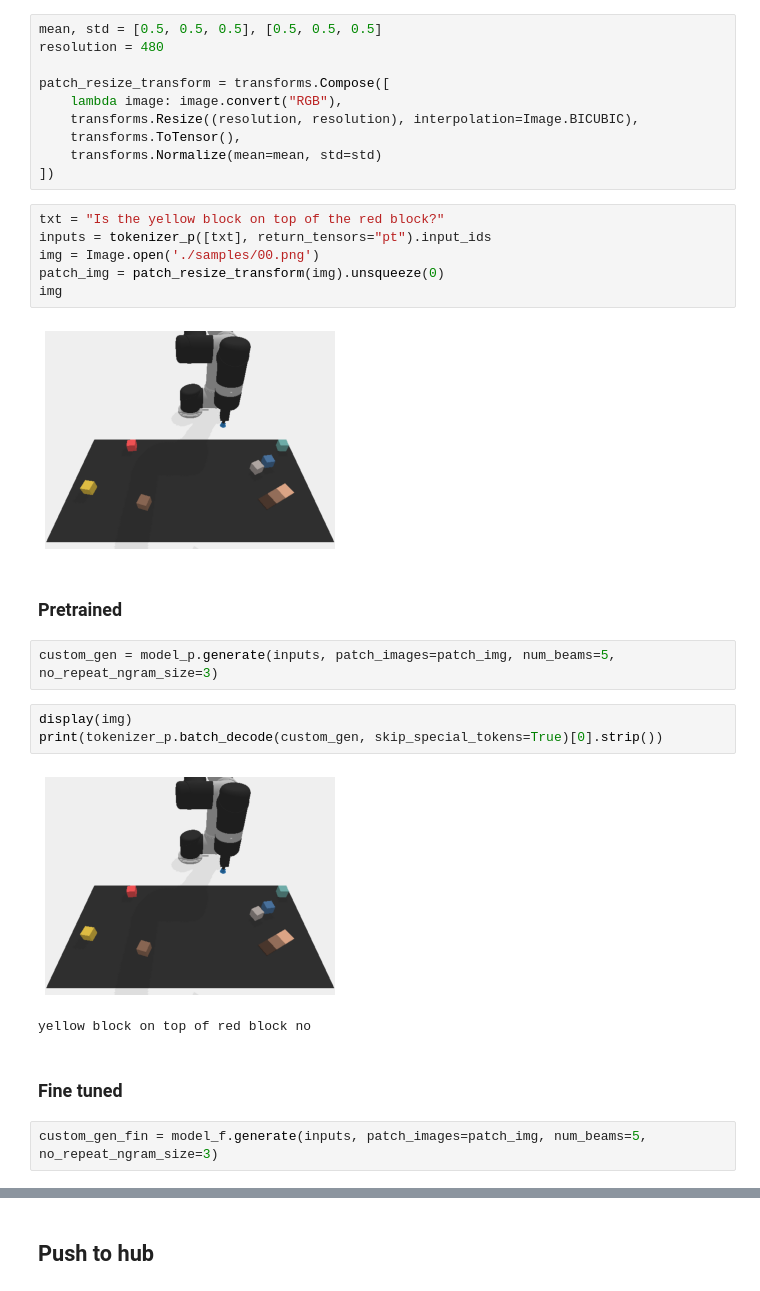
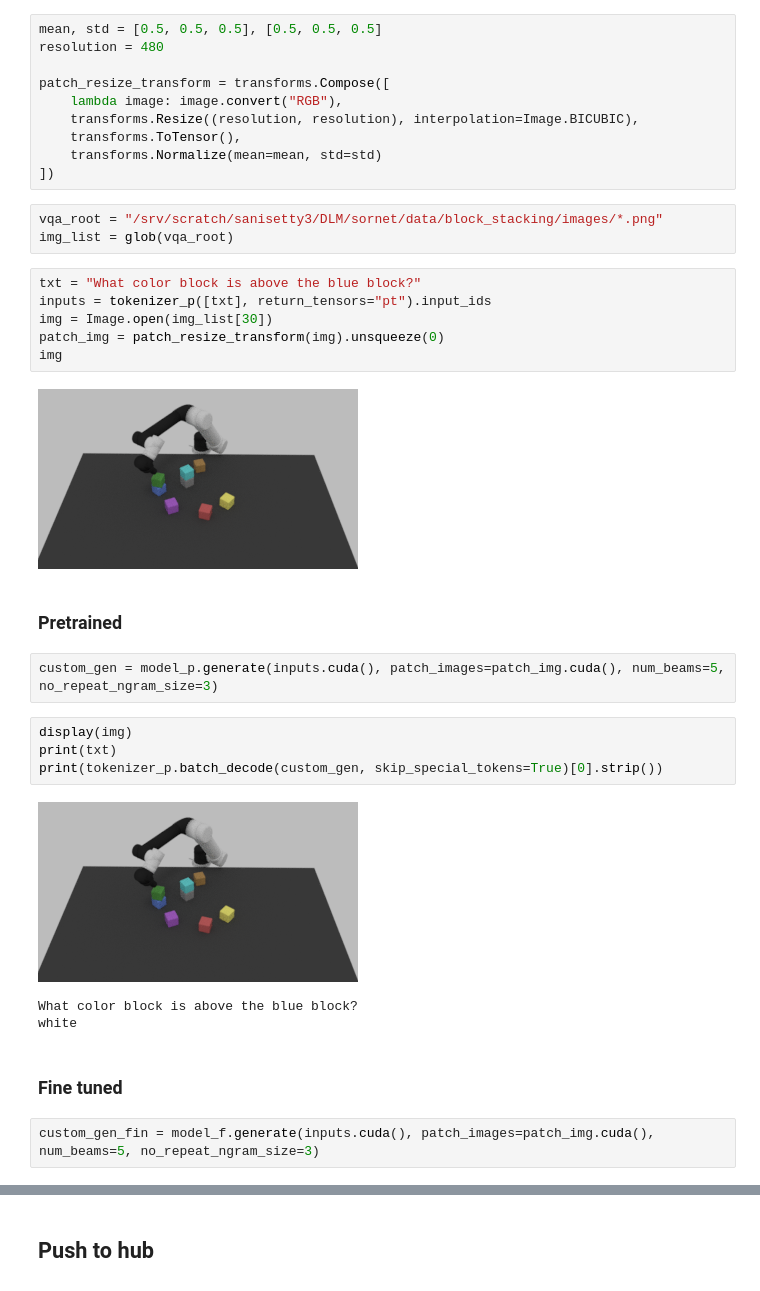
Before and after one commit to sohananisetty/OFA_VQA, a Jupyter notebook: ofa_vqa.ipynb, the cells around one changed output, grey strips where cells are left out. Cells and saved outputs as stored; diff of their text form.

```diff
--- a/ofa_vqa.ipynb
+++ b/ofa_vqa.ipynb
@@ -483,27 +466,32 @@ patch_resize_transform = transforms.Compose([
     transforms.ToTensor(),
     transforms.Normalize(mean=mean, std=std)
 ])
+# %%
+vqa_root = "/srv/scratch/sanisetty3/DLM/sornet/data/block_stacking/images/*.png"
+img_list = glob(vqa_root)
 # %%
-txt = "Is the yellow block on top of the red block?"
+txt = "What color block is above the blue block?"
 inputs = tokenizer_p([txt], return_tensors="pt").input_ids
-img = Image.open('./samples/00.png')
+img = Image.open(img_list[30])
 patch_img = patch_resize_transform(img).unsqueeze(0)
 img
 # %% [output]
-[figure, old version]
+[figure, new version]
 # %% [markdown]
 ### Pretrained
 # %%
-custom_gen = model_p.generate(inputs, patch_images=patch_img, num_beams=5, no_repeat_ngram_size=3)
+custom_gen = model_p.generate(inputs.cuda(), patch_images=patch_img.cuda(), num_beams=5, no_repeat_ngram_size=3)
 # %%
 display(img)
+print(txt)
 print(tokenizer_p.batch_decode(custom_gen, skip_special_tokens=True)[0].strip())
 # %% [output]
-[figure, old version]
+[figure, new version]
-yellow block on top of red block no
+What color block is above the blue block?
+white
 # %% [markdown]
 ### Fine tuned
 # %%
-custom_gen_fin = model_f.generate(inputs, patch_images=patch_img, num_beams=5, no_repeat_ngram_size=3)
+custom_gen_fin = model_f.generate(inputs.cuda(), patch_images=patch_img.cuda(), num_beams=5, no_repeat_ngram_size=3)
 # %%
 display(img)
```
Also changed, not shown: parts of 42 cells of this notebook, 1 other file.
